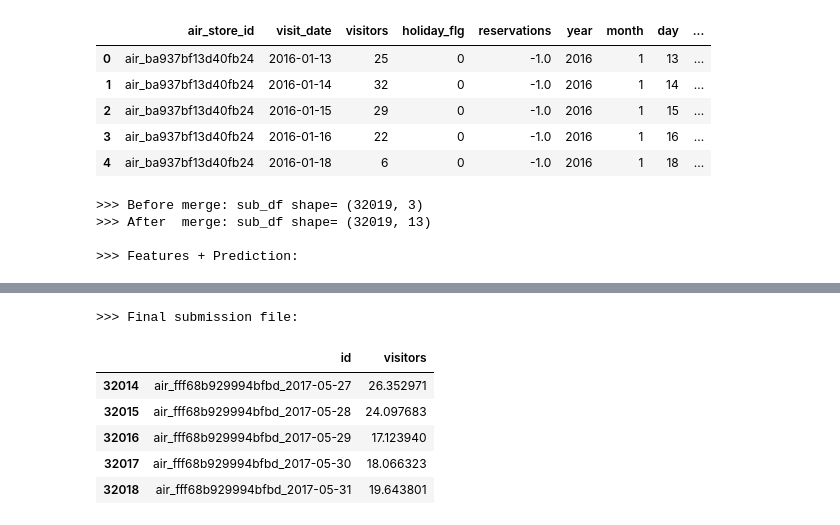
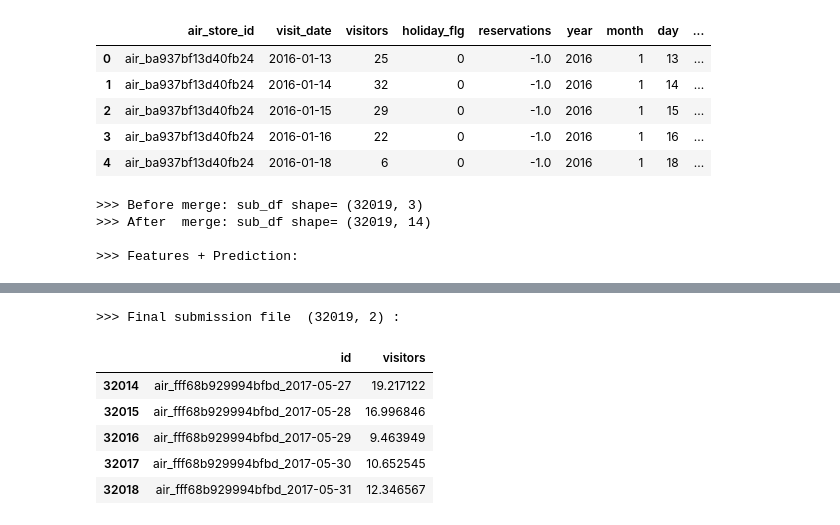
Before and after one commit to karlphillip/DataScience, a Jupyter notebook: Capstone Project1/3_regression.ipynb, the cells around one changed output, grey strips where cells are left out. Drawn from its saved outputs; the diff is of its cells as text; code cells hidden in the pictures.

```diff
--- a/Capstone Project1/3_regression.ipynb
+++ b/Capstone Project1/3_regression.ipynb
@@ -67,18 +67,20 @@ plt.show()
 `short_df` is the resulting DataFrame, created to store all the features used for linear regression later on.
 # %%
 # Select which features are going to be used from the Dataframe
-short_df = df[ ['air_store_id', 'visit_date', 'visitors', 'day_of_week', 'holiday_flg', 'reservations'] ].copy()
+def get_features_df():
+    short_df = df[ ['air_store_id', 'visit_date', 'visitors', 'day_of_week', 'holiday_flg', 'reservations'] ].copy()
 
-short_df['year'] = df['visit_date'].dt.year
-short_df['month'] = df['visit_date'].dt.month
-short_df['day'] = df['visit_date'].dt.day
+    short_df['year'] = df['visit_date'].dt.year
+    short_df['month'] = df['visit_date'].dt.month
+    short_df['day'] = df['visit_date'].dt.day
 
-# Delete restaurant's IDs
-#del short_df['air_store_id']
+    # Convert 'day_of_week' categorical feature into dummy variable
+    short_df = pd.get_dummies(short_df, columns=['day_of_week'])
 
-# Convert 'day_of_week' categorical feature into dummy variable
-short_df = pd.get_dummies(short_df, columns=['day_of_week'])
+    return short_df
 
+
+short_df = get_features_df()
 print('>>> short_df shape=', short_df.shape)
 display(short_df.head(5))
 # %% [output]
@@ -91,0 +96,8 @@ display(short_df.head(5))
+# %%
+def get_restaurant_matrix():
+    short_df = get_features_df()
+    matrix_df = short_df.drop('visit_date', axis=1).pivot_table(index=['air_store_id'], columns=['day','month','year','holiday_flg'], values='visitors')
+    matrix_df.fillna(0, inplace=True)
+    return matrix_df
+
+display(get_restaurant_matrix().head())
@@ -91,0 +178,3 @@ display(short_df.head(5))
+# %%
+# Define the number of clusters
+N = 2
@@ -91,0 +233,4 @@ display(short_df.head(5))
+# %%
+# Add a cluster_id for every restaurant
+short_df = pd.merge(short_df, cluster_df[['air_store_id', 'cluster_id']], on='air_store_id', how='left')
+#display(short_df[short_df['cluster_id'] == 2].tail())
@@ -408,6 +601,9 @@ sub_df['day'] = sub_df['visit_date'].dt.day
 # Add AIR_STORE_ID_ENC: convert categorical variable into encoded variable
 #sub_df['air_store_id_enc'] = label_enc.transform(sub_df['air_store_id'])  # transform categories into integers
 
+# Add CLUSTER_ID from the clustering process
+sub_df = pd.merge(sub_df, cluster_df[['air_store_id', 'cluster_id']], on='air_store_id', how='left')
+
 # Delete unecessary columns
 del sub_df['air_store_id']
 del sub_df['visit_date']
@@ -417,38 +613,38 @@ print('>>> After  merge: sub_df shape=', sub_df.shape)
 ###
 # 3. Fit the model to the entire dataset and make the prediction
 ###
 X = short_df[feature_names]
 y = short_df.visitors.values.reshape(-1, 1)
 
 reg_model = LinearRegression()
 reg_model.fit(X, y)
 
 # Make the prediction
 sub_df['visitors'] = reg_model.predict(sub_df[feature_names])
 print('\n>>> Features + Prediction:')
 display(sub_df.head())
 
 # Filter final columns columns
 final_df = sub_df[['id', 'visitors']]
 
-print('\n>>> Final submission file:')
+print('\n>>> Final submission file ', final_df.shape, ':')
 final_df.to_csv('prediction.csv', index=False)
 display(final_df.tail())
 # %% [output]
 >>> Before merge: sub_df shape= (32019, 3)
->>> After  merge: sub_df shape= (32019, 13)
+>>> After  merge: sub_df shape= (32019, 14)
 
 >>> Features + Prediction:
 |  | id | holiday_flg | day_of_week_Friday | day_of_week_Monday | day_of_week_Saturday | ... |
 | 0 | air_00a91d42b08b08d9_2017-04-23 | 0 | 0 | 0 | 0 | ... |
 | 1 | air_00a91d42b08b08d9_2017-04-24 | 0 | 0 | 1 | 0 | ... |
 | 2 | air_00a91d42b08b08d9_2017-04-25 | 0 | 0 | 0 | 0 | ... |
 | 3 | air_00a91d42b08b08d9_2017-04-26 | 0 | 0 | 0 | 0 | ... |
 | 4 | air_00a91d42b08b08d9_2017-04-27 | 0 | 0 | 0 | 0 | ... |
->>> Final submission file:
+>>> Final submission file  (32019, 2) :
 |  | id | visitors |
-| 32014 | air_fff68b929994bfbd_2017-05-27 | 26.352971 |
-| 32015 | air_fff68b929994bfbd_2017-05-28 | 24.097683 |
-| 32016 | air_fff68b929994bfbd_2017-05-29 | 17.123940 |
-| 32017 | air_fff68b929994bfbd_2017-05-30 | 18.066323 |
-| 32018 | air_fff68b929994bfbd_2017-05-31 | 19.643801 |
+| 32014 | air_fff68b929994bfbd_2017-05-27 | 19.217122 |
+| 32015 | air_fff68b929994bfbd_2017-05-28 | 16.996846 |
+| 32016 | air_fff68b929994bfbd_2017-05-29 | 9.463949 |
+| 32017 | air_fff68b929994bfbd_2017-05-30 | 10.652545 |
+| 32018 | air_fff68b929994bfbd_2017-05-31 | 12.346567 |
```
Also changed, not shown: parts of 32 cells of this notebook.
